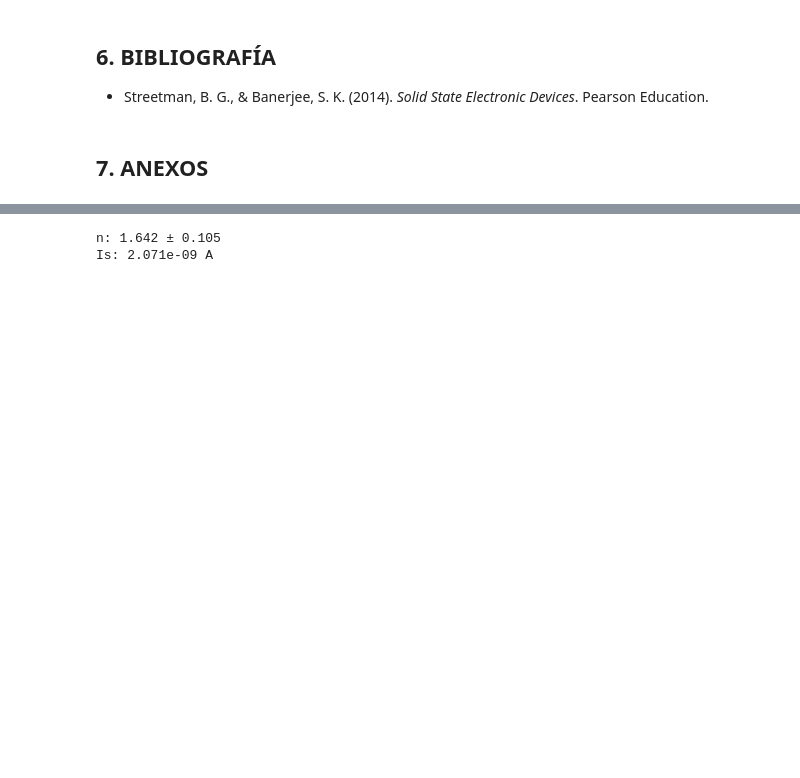
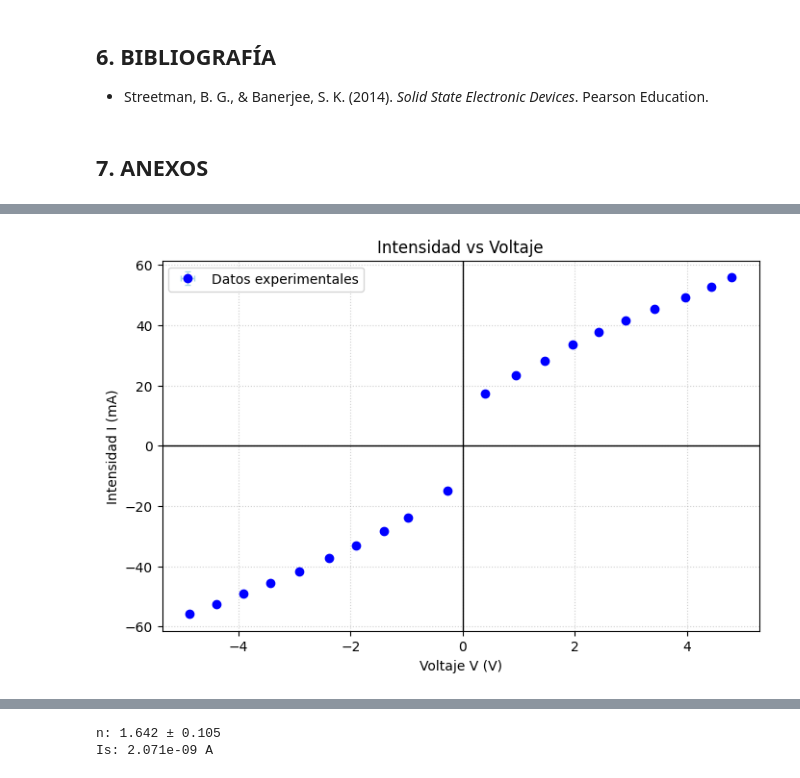
Before and after one commit to LagrangianLad/physics-lab, a Jupyter notebook: Introduction to experimental physics/Practice 8 ohm/PRÁCTICA 8 LEY DE OHM.ipynb, the cells around one changed output, grey strips where cells are left out. Drawn from its saved outputs; the diff is of its cells as text; code cells hidden in the pictures; blank space fills up the shorter version.

```diff
--- a/Introduction to experimental physics/Practice 8 ohm/PRÁCTICA 8 LEY DE OHM.ipynb
+++ b/Introduction to experimental physics/Practice 8 ohm/PRÁCTICA 8 LEY DE OHM.ipynb
@@ -320,0 +419,31 @@ for v in V:
+# %%
+# R = V / I
+R_bombilla = Vb / Ib_A
+# Potencia P = V * I
+Potencia = np.abs(Vb * Ib_A)
+
+Rb = [Vb[i]*Ib_A[i] for i in range(len(Vb))]
+
+u_Vb = []
+for v in Vb:
+    res = 0.01 if (round(v*100, 4) % 1 == 0) else 0.001
+    u_Vb.append(uB_digital(res))
+u_Vb = np.array(u_Vb)
+
+u_Ib = []
+for i_val in Ib_mA:
+    res = 0.1 if (round(i_val*10, 4) % 1 == 0) else 0.01
+    u_Ib.append(uB_digital(res / 1000.0)) # Convertimos la incertidumbre a Amperios
+u_Ib = np.array(u_Ib)
+
+R_bombilla = np.abs(Vb / Ib_A)
+Potencia = np.abs(Vb * Ib_A)
+
+rel_err_sq = (u_Vb / np.abs(Vb))**2 + (u_Ib / np.abs(Ib_A))**2
+u_Rb = R_bombilla * np.sqrt(rel_err_sq)
+u_P = Potencia * np.sqrt(rel_err_sq)
+
+print(f"{'V (V)':>8} | {'I (mA)':>8} | {'R (Ohms)':>9} | {'Potencia (W)':>12}")
+print("-" * 50)
+for v, i_ma, r, p in zip(Vb, Ib_mA, R_bombilla, Potencia):
+    print(f"{v:>8.3f} | {i_ma:>8.2f} | {r:>9.2f} | {p:>12.4f}")
@@ -320,0 +468,16 @@ for v in V:
+# %%
+plt.figure(figsize=(8, 5))
+
+plt.errorbar(Vb, Ib_mA, xerr=u_Vb, yerr=u_Ib*1000, fmt='o', color='blue',
+             ecolor='lightblue', elinewidth=1, capsize=2, label='Datos experimentales')
+
+plt.axhline(0, color='black', linewidth=1)
+plt.axvline(0, color='black', linewidth=1)
+plt.title('Intensidad vs Voltaje')
+plt.xlabel('Voltaje V (V)')
+plt.ylabel('Intensidad I (mA)')
+plt.grid(True, linestyle=':', alpha=0.6)
+plt.legend()
+plt.show()
+# %% [output]
+[figure, added]
```
Also changed, not shown: parts of 20 cells of this notebook, 9 other files.
